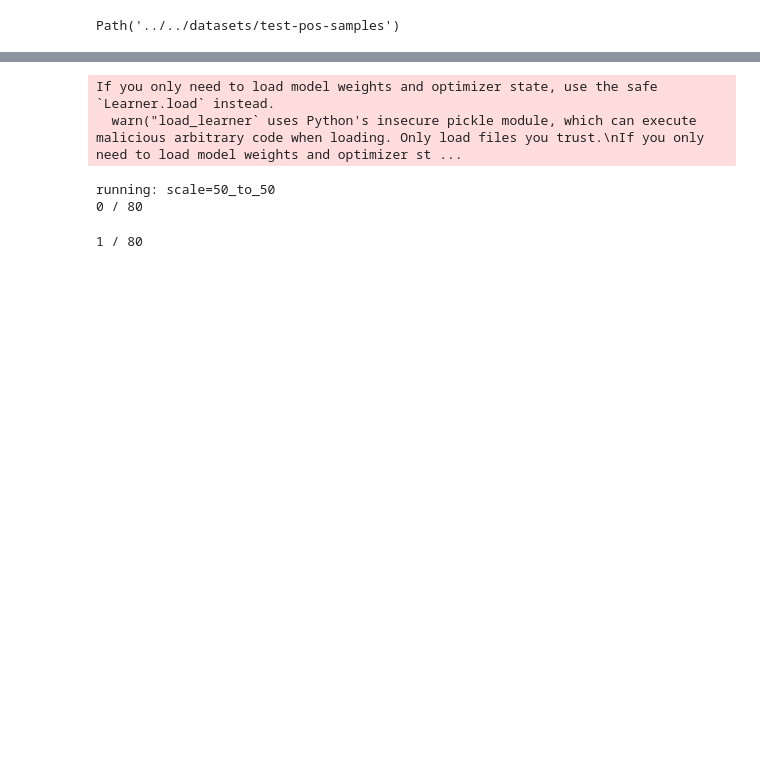
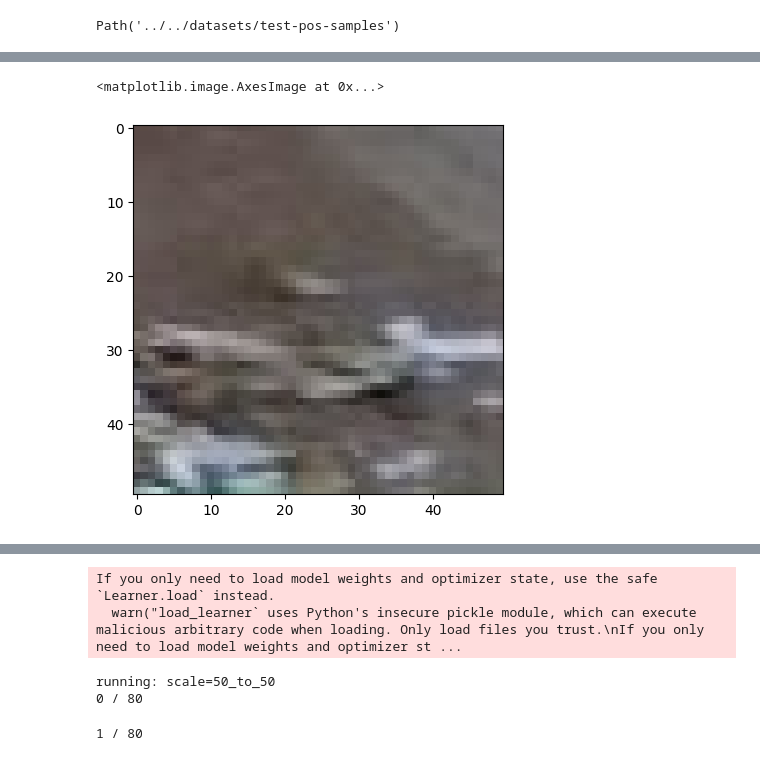
Before and after one commit to narang99/roads, a Jupyter notebook: mtrain/notebooks/test-pos-samples.ipynb, the cells around one changed output, grey strips where cells are left out. Cells and saved outputs as stored; diff of their text form; code cells hidden in the pictures; blank space fills up the shorter version.

```diff
--- a/mtrain/notebooks/test-pos-samples.ipynb
+++ b/mtrain/notebooks/test-pos-samples.ipynb
@@ -204,0 +404,6 @@ def predict_unet_with_resizer(
+# %%
+img = plt.imread('/Users/hariomnarang/Desktop/personal/roads/datasets/test-pos-samples/stridded_mapillary_neg_with_elev/scale=50_to_50/269626184842101/image.jpg')
+plt.imshow(img[400:450, 650:700])
+# %% [output]
+<matplotlib.image.AxesImage at 0x...>
+[figure, added]
```
Also changed, not shown: parts of 17 cells of this notebook, 19 other files.
